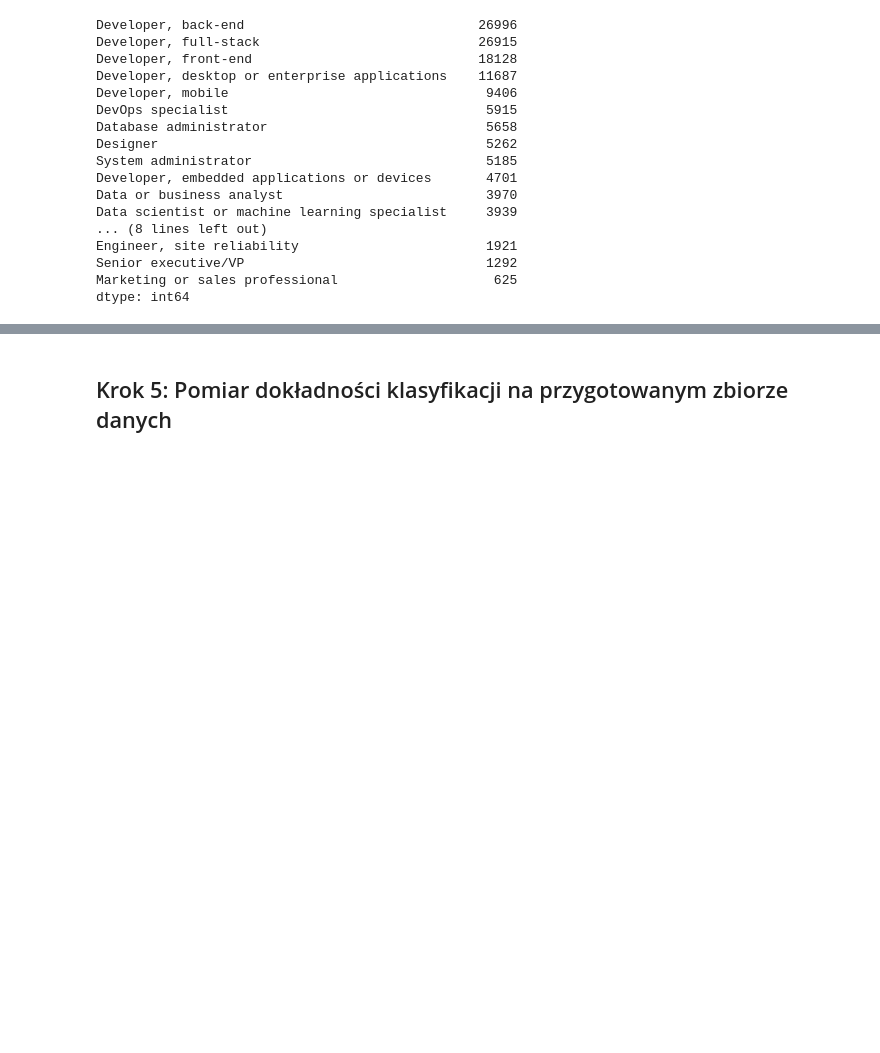
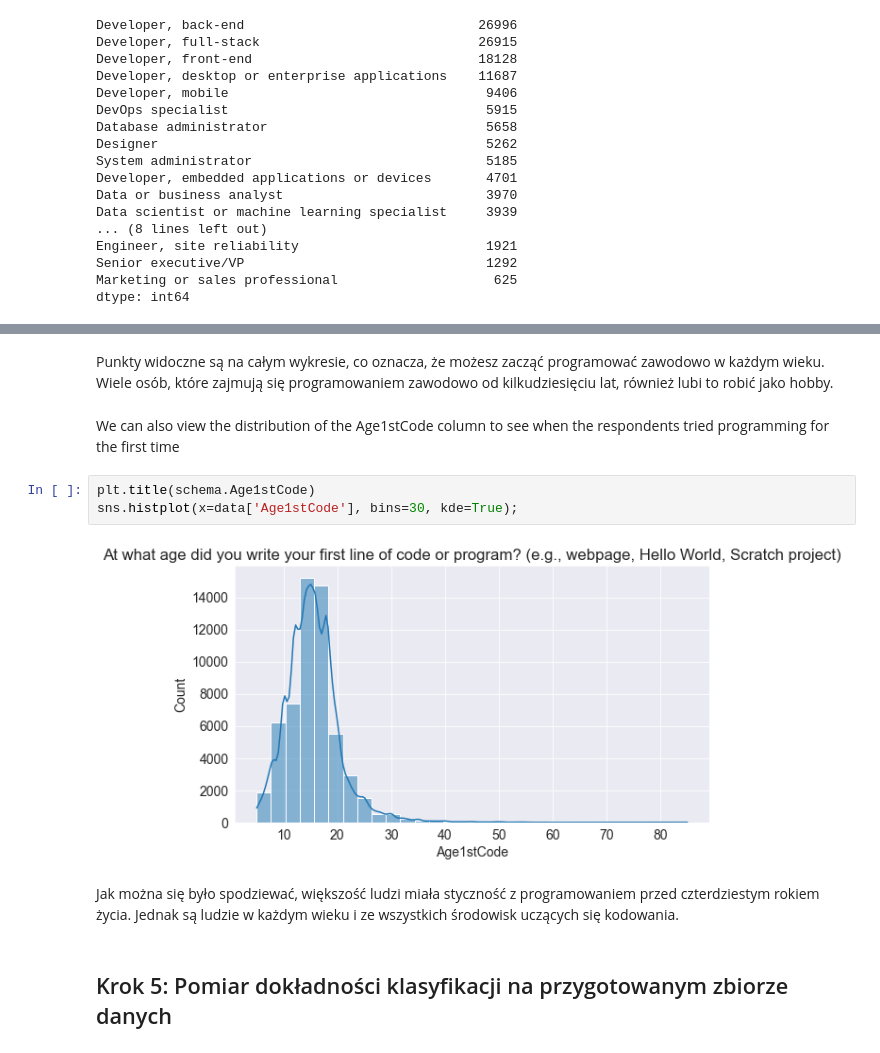
Before and after one commit to Tahimari/siwb_lab_4, a Jupyter notebook: stackoverflow_survey_data_analysis.ipynb, the cells around one changed output, grey strips where cells are left out. Saved outputs shown, nothing was run; the diff lists cells and outputs as text; blank space fills up the shorter version.

```diff
--- a/stackoverflow_survey_data_analysis.ipynb
+++ b/stackoverflow_survey_data_analysis.ipynb
@@ -693,3 +650,14 @@ data = data.drop(['Ticket'], axis=1)
+# %% [markdown]
+Punkty widoczne są na całym wykresie, co oznacza, że możesz zacząć programować zawodowo w każdym wieku. Wiele osób, które zajmują się programowaniem zawodowo od kilkudziesięciu lat, również lubi to robić jako hobby.
+# %% [markdown]
+ We can also view the distribution of the Age1stCode column to see when the respondents tried programming for the first time
+# %%
+plt.title(schema.Age1stCode)
+sns.histplot(x=data['Age1stCode'], bins=30, kde=True);
+# %% [output]
+[figure, added]
+# %% [markdown]
+Jak można się było spodziewać, większość ludzi miała styczność z programowaniem przed czterdziestym rokiem życia. Jednak są ludzie w każdym wieku i ze wszystkich środowisk uczących się kodowania.
 # %% [markdown]
 ## Krok 5: Pomiar dokładności klasyfikacji na przygotowanym zbiorze danych
 # %% [markdown]
```
Also changed, not shown: parts of 61 cells of this notebook.
